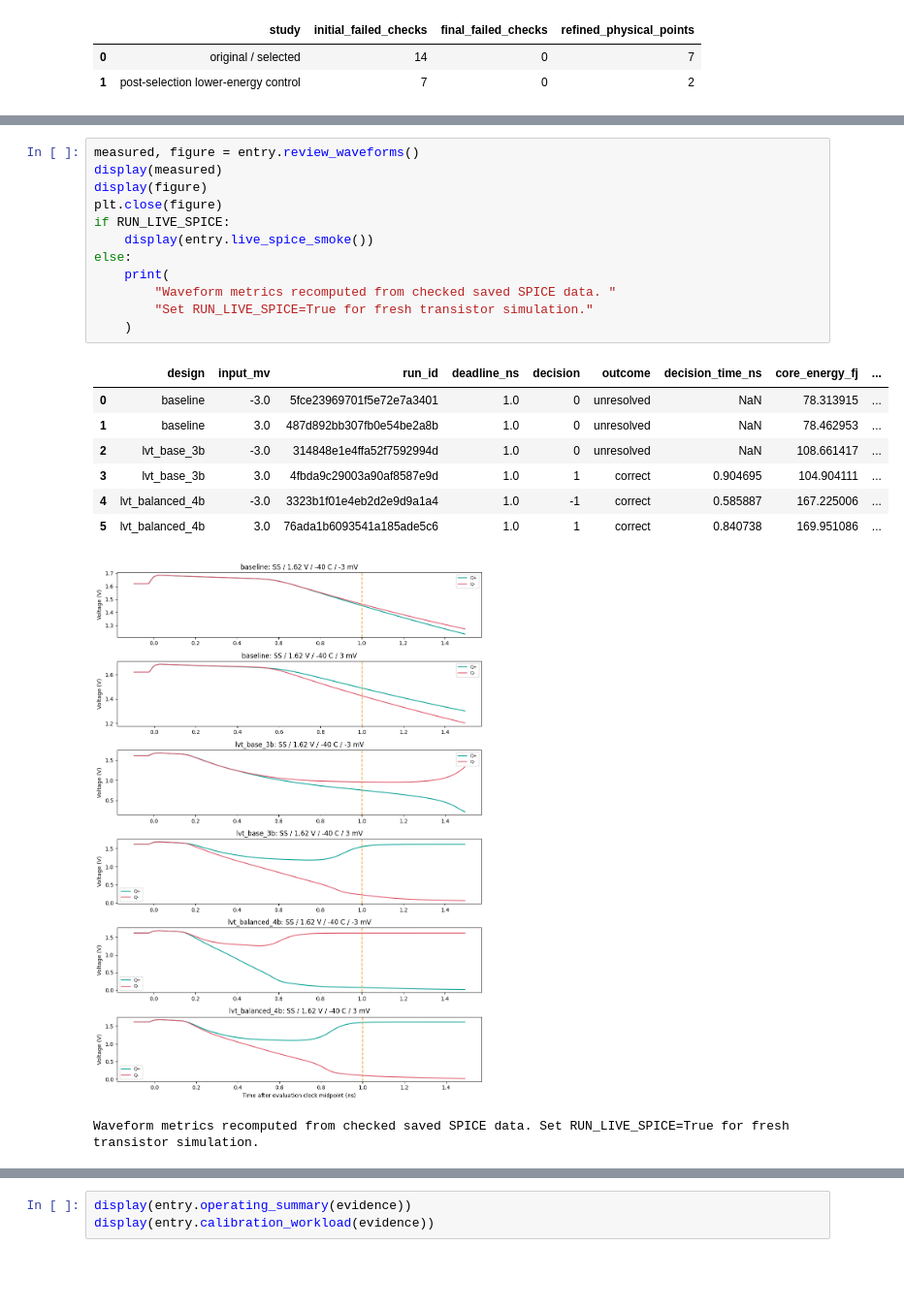
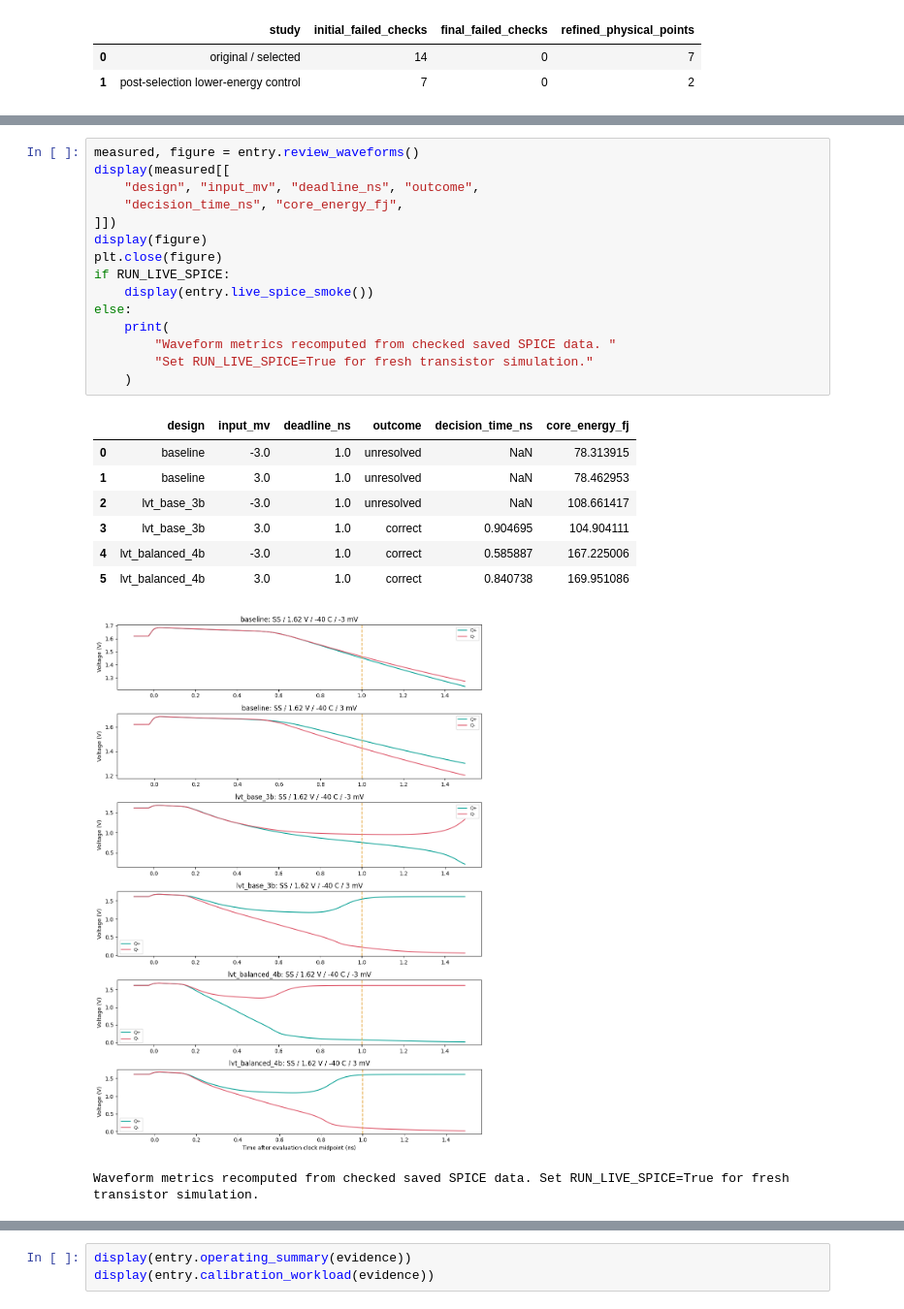
Before and after one commit to WLHsu0827/sscs-ose-code-a-chip.github.io, a Jupyter notebook: ISSCC27/submitted_notebooks/comparator_atlas/Comparator_Atlas.ipynb, the cells around one changed output, grey strips where cells are left out. Shown at 97% size. Drawn from its saved outputs; the diff is of its cells as text; blank space fills up the shorter version.

```diff
--- a/ISSCC27/submitted_notebooks/comparator_atlas/Comparator_Atlas.ipynb
+++ b/ISSCC27/submitted_notebooks/comparator_atlas/Comparator_Atlas.ipynb
@@ -451,24 +425,27 @@ These traces illustrate mechanism; the complete condition tables
 support the finite-grid comparison.
 # %%
 measured, figure = entry.review_waveforms()
-display(measured)
+display(measured[[
+    "design", "input_mv", "deadline_ns", "outcome",
+    "decision_time_ns", "core_energy_fj",
+]])
 display(figure)
 plt.close(figure)
 if RUN_LIVE_SPICE:
     display(entry.live_spice_smoke())
 else:
     print(
         "Waveform metrics recomputed from checked saved SPICE data. "
         "Set RUN_LIVE_SPICE=True for fresh transistor simulation."
     )
 # %% [output]
-|  | design | input_mv | run_id | deadline_ns | decision | outcome | decision_time_ns | core_energy_fj | ... |
-| 0 | baseline | -3.0 | 5fce23969701f5e72e7a3401 | 1.0 | 0 | unresolved | NaN | 78.313915 | ... |
-| 1 | baseline | 3.0 | 487d892bb307fb0e54be2a8b | 1.0 | 0 | unresolved | NaN | 78.462953 | ... |
-| 2 | lvt_base_3b | -3.0 | 314848e1e4ffa52f7592994d | 1.0 | 0 | unresolved | NaN | 108.661417 | ... |
-| 3 | lvt_base_3b | 3.0 | 4fbda9c29003a90af8587e9d | 1.0 | 1 | correct | 0.904695 | 104.904111 | ... |
-| 4 | lvt_balanced_4b | -3.0 | 3323b1f01e4eb2d2e9d9a1a4 | 1.0 | -1 | correct | 0.585887 | 167.225006 | ... |
-| 5 | lvt_balanced_4b | 3.0 | 76ada1b6093541a185ade5c6 | 1.0 | 1 | correct | 0.840738 | 169.951086 | ... |
+|  | design | input_mv | deadline_ns | outcome | decision_time_ns | core_energy_fj |
+| 0 | baseline | -3.0 | 1.0 | unresolved | NaN | 78.313915 |
+| 1 | baseline | 3.0 | 1.0 | unresolved | NaN | 78.462953 |
+| 2 | lvt_base_3b | -3.0 | 1.0 | unresolved | NaN | 108.661417 |
+| 3 | lvt_base_3b | 3.0 | 1.0 | correct | 0.904695 | 104.904111 |
+| 4 | lvt_balanced_4b | -3.0 | 1.0 | correct | 0.585887 | 167.225006 |
+| 5 | lvt_balanced_4b | 3.0 | 1.0 | correct | 0.840738 | 169.951086 |
 [figure]
 Waveform metrics recomputed from checked saved SPICE data. Set RUN_LIVE_SPICE=True for fresh transistor simulation.
 # %% [markdown]
```
Also changed, not shown: parts of 20 cells of this notebook, 20 other files.
